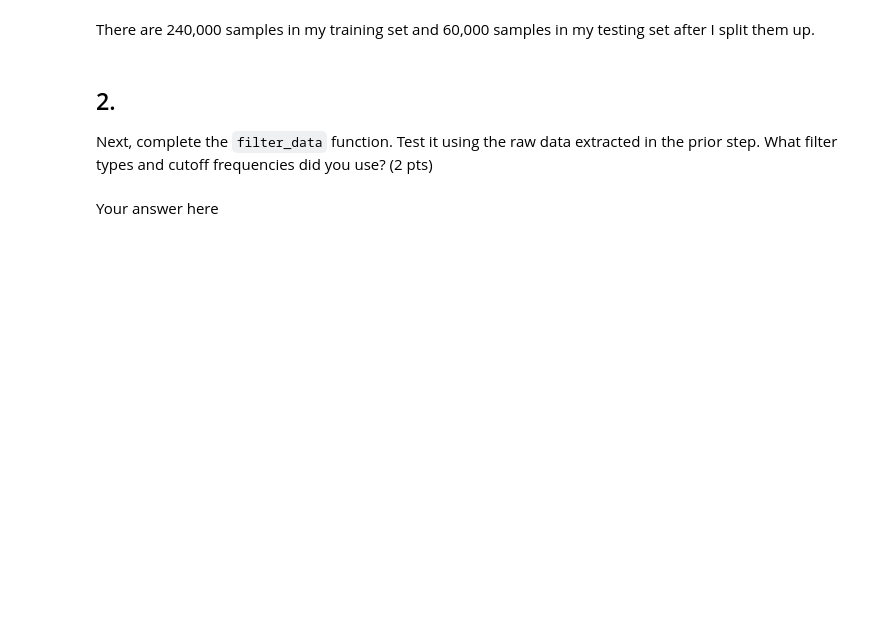
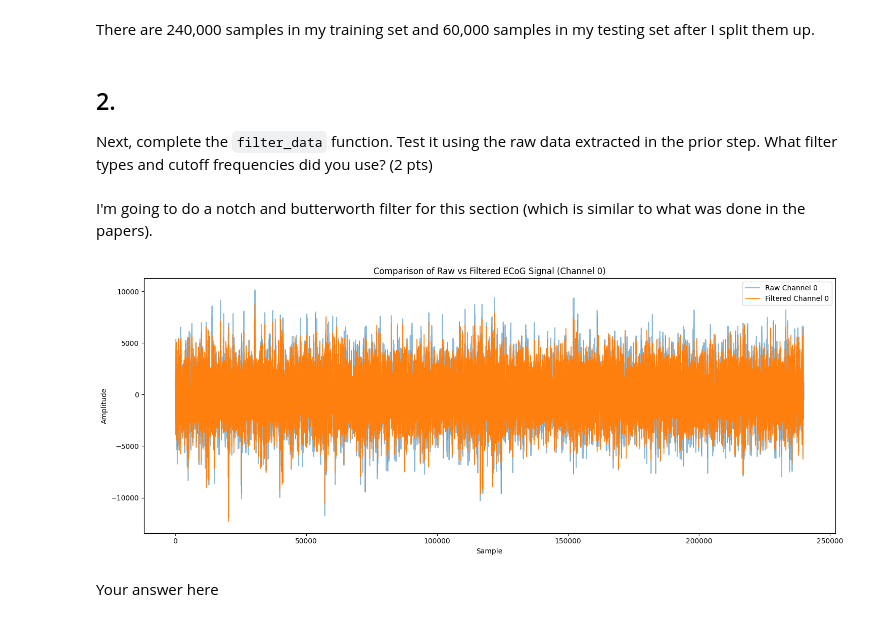
Before and after one commit to kimberlyliang/be5210_final_project, a Jupyter notebook: Final_Project_Part_1_Questions.ipynb, the cells around one changed output. Cells and saved outputs as stored; diff of their text form; code cells hidden in the pictures; blank space fills up the shorter version.

```diff
--- a/Final_Project_Part_1_Questions.ipynb
+++ b/Final_Project_Part_1_Questions.ipynb
@@ -257,6 +257,8 @@ There are 240,000 samples in my training set and 60,000 samples in my testing se
 # %% [markdown]
 ## 2.
 Next, complete the `filter_data` function. Test it using the raw data extracted in the prior step. What filter types and cutoff frequencies did you use? (2 pts)
+# %% [markdown]
+I'm going to do a notch and butterworth filter for this section (which is similar to what was done in the papers).
 # %%
 def filter_data(raw_eeg, fs=1000):
   """
@@ -271,18 +273,45 @@ def filter_data(raw_eeg, fs=1000):
   Output:
     clean_data (samples x channels): the filtered signal
   """
-  # Define the filter parameters
-  lowcut = 1.0  # Low cutoff frequency in Hz
-  highcut = 50.0  # High cutoff frequency in Hz
-  order = 4  # Filter order
-  nyquist_freq = 0.5 * fs  # Nyquist frequency
-  low = lowcut / nyquist_freq  # Low cutoff frequency in normalized units
-  high = highcut / nyquist_freq  # High cutoff frequency in normalized units
+  def notch_filter(data, freq, fs, Q=30):
+      # Notch out freq
+      b, a = sig.iirnotch(w0=freq/(fs/2), Q=Q)
+      return sig.filtfilt(b, a, data, axis=0)
 
-  # Design the filter
-  b, a = sig.butter(order, [low, high], btype='bandpass')
+  def bandpass_filter(data, lowcut, highcut, fs, order=4):
+      # Bandpass filter between lowcut and highcut
+      nyq = 0.5 * fs
+      low = lowcut / nyq
+      high = highcut / nyq
+      b, a = sig.butter(order, [low, high], btype='band')
+      return sig.filtfilt(b, a, data, axis=0)
+
+    # Notch filter at 60 Hz and its first two harmonics (120 Hz, 180 Hz)
+  filtered = raw_eeg.copy()
+  for freq in [60, 120, 180]:
+      filtered = notch_filter(filtered, freq, fs)
+
+    # Bandpass filter (1–200 Hz) — captures LMP, mu, beta, high gamma
+  clean_data = bandpass_filter(filtered, lowcut=1, highcut=200, fs=fs)
+
+  return clean_data
 # %%
 #Your code here
+train_ecog_0 = train_ecog[0]
+# %%
+filtered_0 = filter_data(train_ecog[0])
+# %%
+plt.figure(figsize=(15, 6))
+plt.plot(train_ecog_0[:, 0], label='Raw Channel 0', alpha=0.5)
+plt.plot(filtered_0[:, 0], label='Filtered Channel 0', linewidth=1)
+plt.title('Comparison of Raw vs Filtered ECoG Signal (Channel 0)')
+plt.xlabel('Sample')
+plt.ylabel('Amplitude')
+plt.legend()
+plt.tight_layout()
+plt.show()
+# %% [output]
+[figure, added]
 # %% [markdown]
 Your answer here
 # %% [markdown]
```
